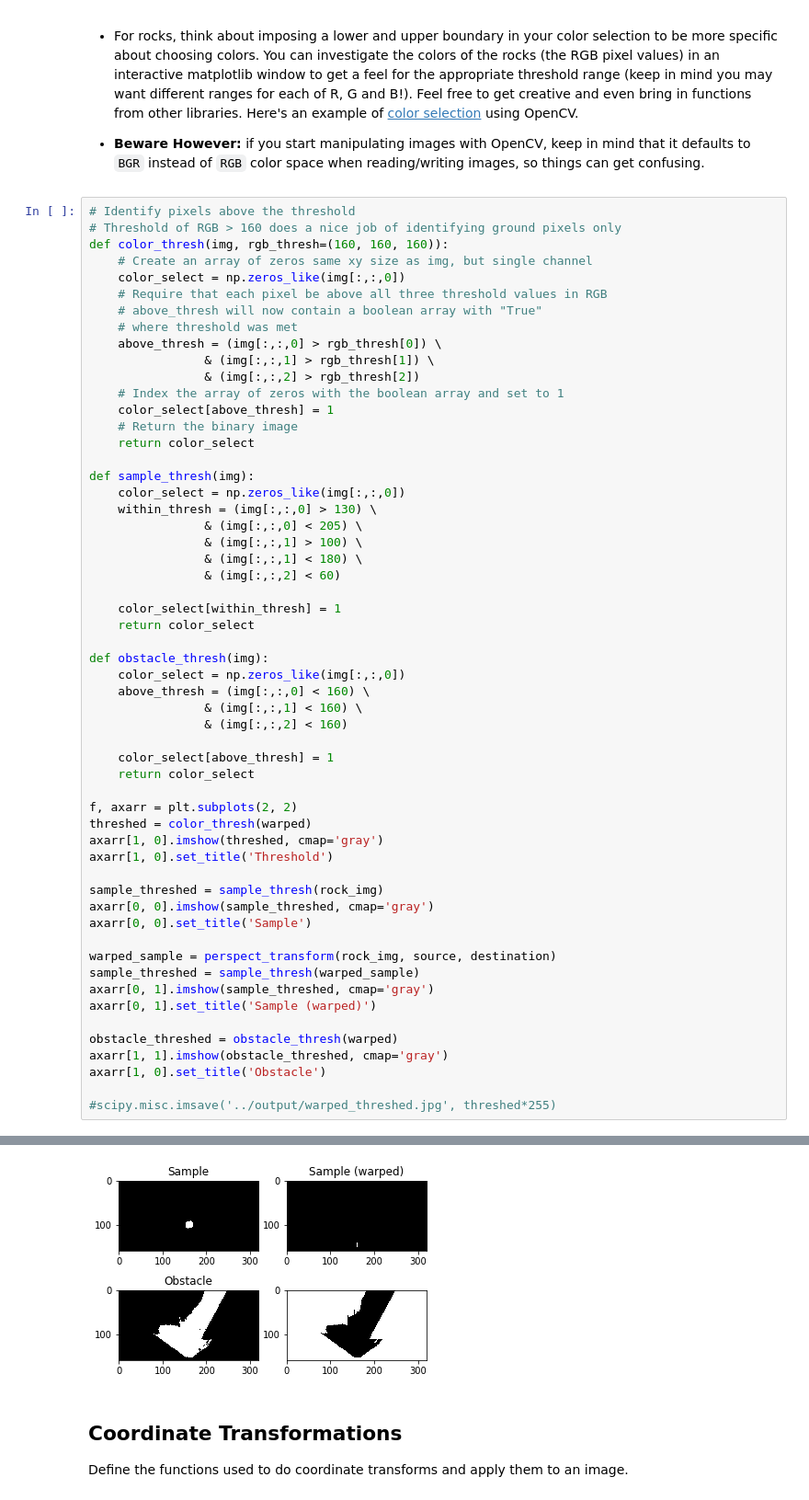
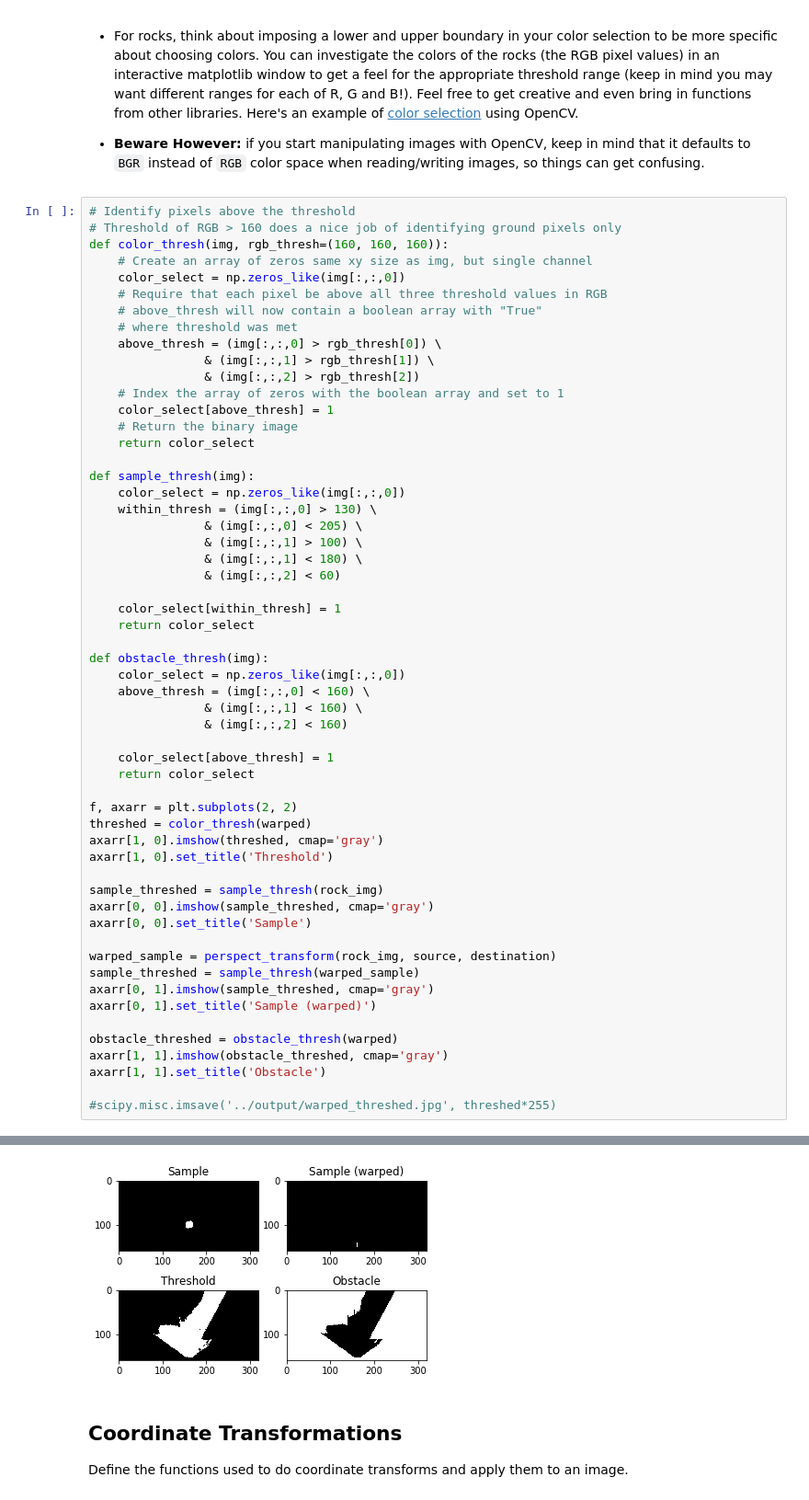
Before and after one commit to royveshovda/RoboND-P1-Rover-Project, a Jupyter notebook: code/Rover_Project_Test_Notebook.ipynb, the cells around one changed output, grey strips where cells are left out. Shown at 92% size. Cells and saved outputs as stored; diff of their text form.

```diff
--- a/code/Rover_Project_Test_Notebook.ipynb
+++ b/code/Rover_Project_Test_Notebook.ipynb
@@ -142,35 +142,35 @@ def sample_thresh(img):
 
 def obstacle_thresh(img):
     color_select = np.zeros_like(img[:,:,0])
     above_thresh = (img[:,:,0] < 160) \
                 & (img[:,:,1] < 160) \
                 & (img[:,:,2] < 160)
 
     color_select[above_thresh] = 1
     return color_select
 
 f, axarr = plt.subplots(2, 2)
 threshed = color_thresh(warped)
 axarr[1, 0].imshow(threshed, cmap='gray')
 axarr[1, 0].set_title('Threshold')
 
 sample_threshed = sample_thresh(rock_img)
 axarr[0, 0].imshow(sample_threshed, cmap='gray')
 axarr[0, 0].set_title('Sample')
 
 warped_sample = perspect_transform(rock_img, source, destination)
 sample_threshed = sample_thresh(warped_sample)
 axarr[0, 1].imshow(sample_threshed, cmap='gray')
 axarr[0, 1].set_title('Sample (warped)')
 
 obstacle_threshed = obstacle_thresh(warped)
 axarr[1, 1].imshow(obstacle_threshed, cmap='gray')
-axarr[1, 0].set_title('Obstacle')
+axarr[1, 1].set_title('Obstacle')
 
 #scipy.misc.imsave('../output/warped_threshed.jpg', threshed*255)
 # %% [output]
 <matplotlib.text.Text at 0x...>
-[figure, old version]
+[figure, new version]
 # %% [markdown]
 ## Coordinate Transformations
 Define the functions used to do coordinate transforms and apply them to an image.
```
Also changed, not shown: parts of 1 cell of this notebook, 3 other files.
